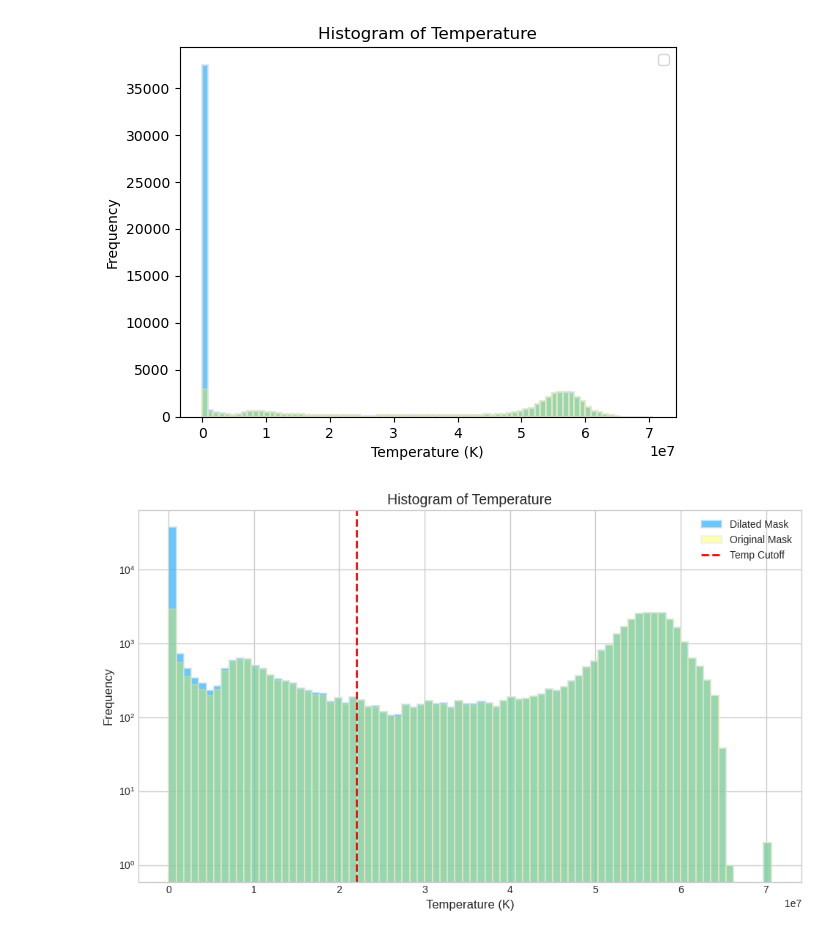
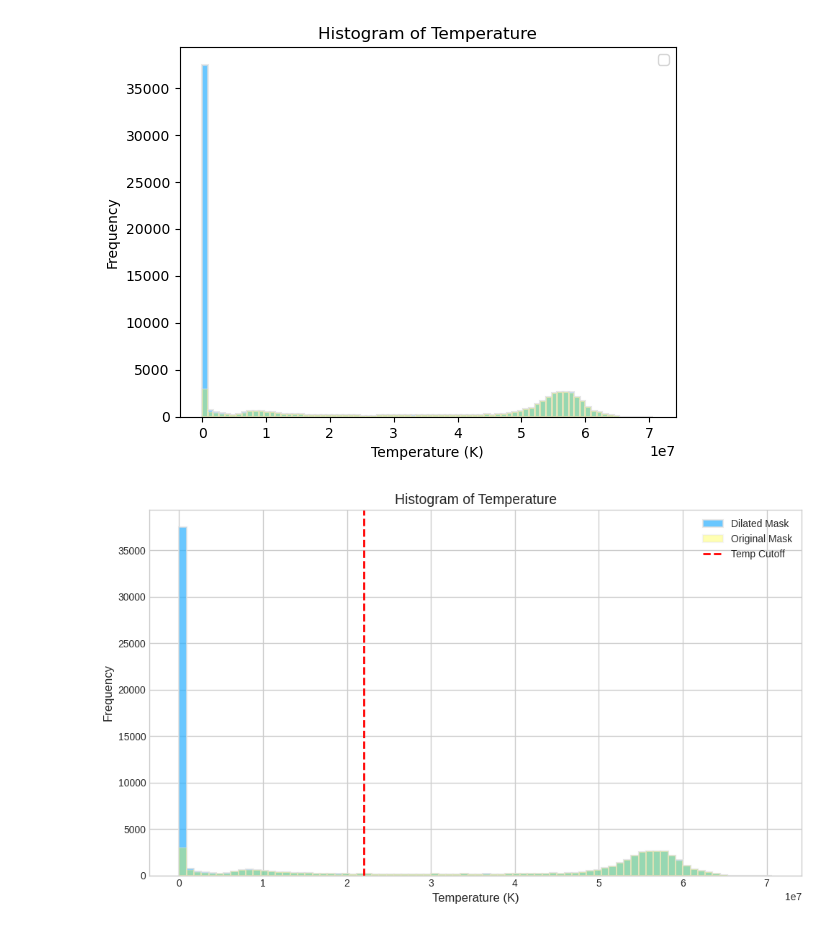
Before and after one commit to Joycelyn-Chen/Astro-UNETR, a Jupyter notebook: graphs/hist-of-temp.ipynb, the cells around one changed output. Drawn from its saved outputs; the diff is of its cells as text; code cells hidden in the pictures.

```diff
--- a/graphs/hist-of-temp.ipynb
+++ b/graphs/hist-of-temp.ipynb
@@ -138,30 +138,30 @@ No artists with labels found to put in legend.  Note that artists whose label st
 # %%
 # Use a clean style for the plot
 plt.style.use('seaborn-v0_8-whitegrid')     # plt.style.available to check all available style
 
 # Create the figure and axis
 fig, ax = plt.subplots(figsize=(10, 6))
 
 # Plot the histogram for the dilated mask temperature values
 ax.hist(temp_values, bins=80, color='#2ab0ff', edgecolor='#e0e0e0', linewidth=1.5, alpha=0.7, label='Dilated Mask')
 
 # Plot the histogram for the original mask temperature values
 ax.hist(temp_values_original, bins=80, color='#ffff00', edgecolor='#e0e0e0', linewidth=1.5, alpha=0.3, label='Original Mask')
 
 # Mark a sharp cutoff at 1e4 K (optional, uncomment if needed)
 ax.axvline(x=temp_values.mean(), color='r', linestyle='--', label='Temp Cutoff')       # 2e7
 
 # Set axis labels and title
 ax.set_xlabel("Temperature (K)", fontsize=12)
 ax.set_ylabel("Frequency", fontsize=12)
 ax.set_title("Histogram of Temperature", fontsize=14)
 
 # Add a legend
 ax.legend(fontsize=10)
 
 # Adjust layout for better spacing and show the plot
 plt.tight_layout()
-plt.yscale('log')
+# plt.yscale('log')
 plt.show()
 # %% [output]
-[figure, old version]
+[figure, new version]
```
